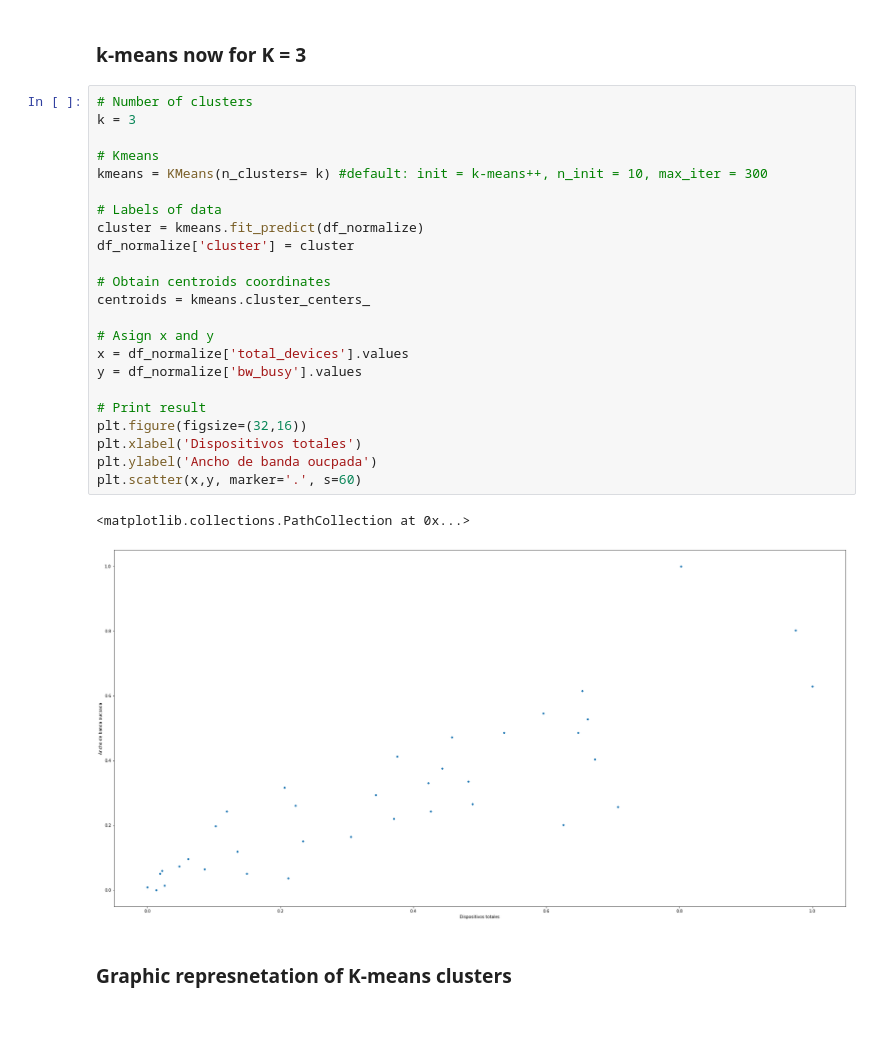
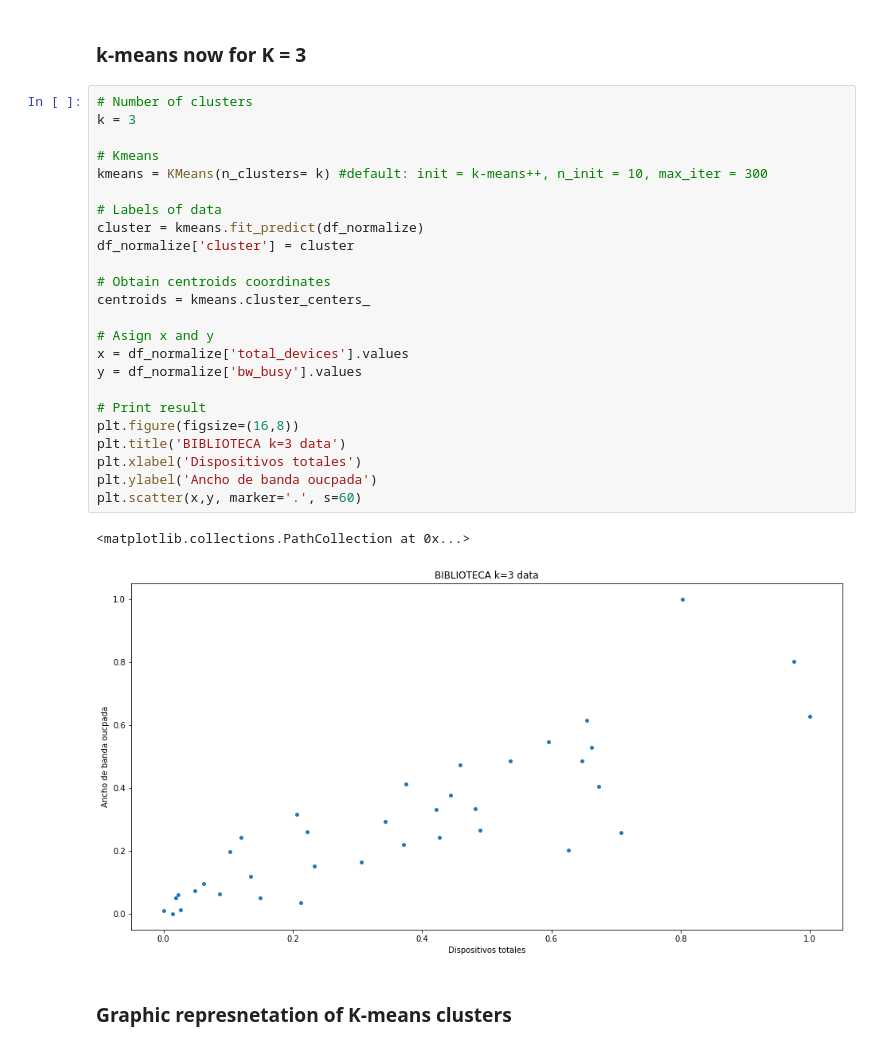
Before and after one commit to alvaroanua/TFG, a Jupyter notebook: Kmean/KMEAN_ehu_Leioa_Biblioteca.ipynb, the cells around one changed output. Drawn from its saved outputs; the diff is of its cells as text; blank space fills up the shorter version.

```diff
--- a/Kmean/KMEAN_ehu_Leioa_Biblioteca.ipynb
+++ b/Kmean/KMEAN_ehu_Leioa_Biblioteca.ipynb
@@ -227,29 +225,30 @@ cantidadGrupo_kdos
 # %%
 # Number of clusters
 k = 3
 
 # Kmeans
 kmeans = KMeans(n_clusters= k) #default: init = k-means++, n_init = 10, max_iter = 300
 
 # Labels of data
 cluster = kmeans.fit_predict(df_normalize)
 df_normalize['cluster'] = cluster
 
 # Obtain centroids coordinates
 centroids = kmeans.cluster_centers_
 
 # Asign x and y
 x = df_normalize['total_devices'].values
 y = df_normalize['bw_busy'].values
 
 # Print result
-plt.figure(figsize=(32,16))
+plt.figure(figsize=(16,8))
+plt.title('BIBLIOTECA k=3 data')
 plt.xlabel('Dispositivos totales')
 plt.ylabel('Ancho de banda oucpada')
 plt.scatter(x,y, marker='.', s=60)
 # %% [output]
 <matplotlib.collections.PathCollection at 0x...>
-[figure, old version]
+[figure, new version]
 # %% [markdown]
 ### Graphic represnetation of K-means clusters
 # %%
```
Also changed, not shown: parts of 10 cells of this notebook.
